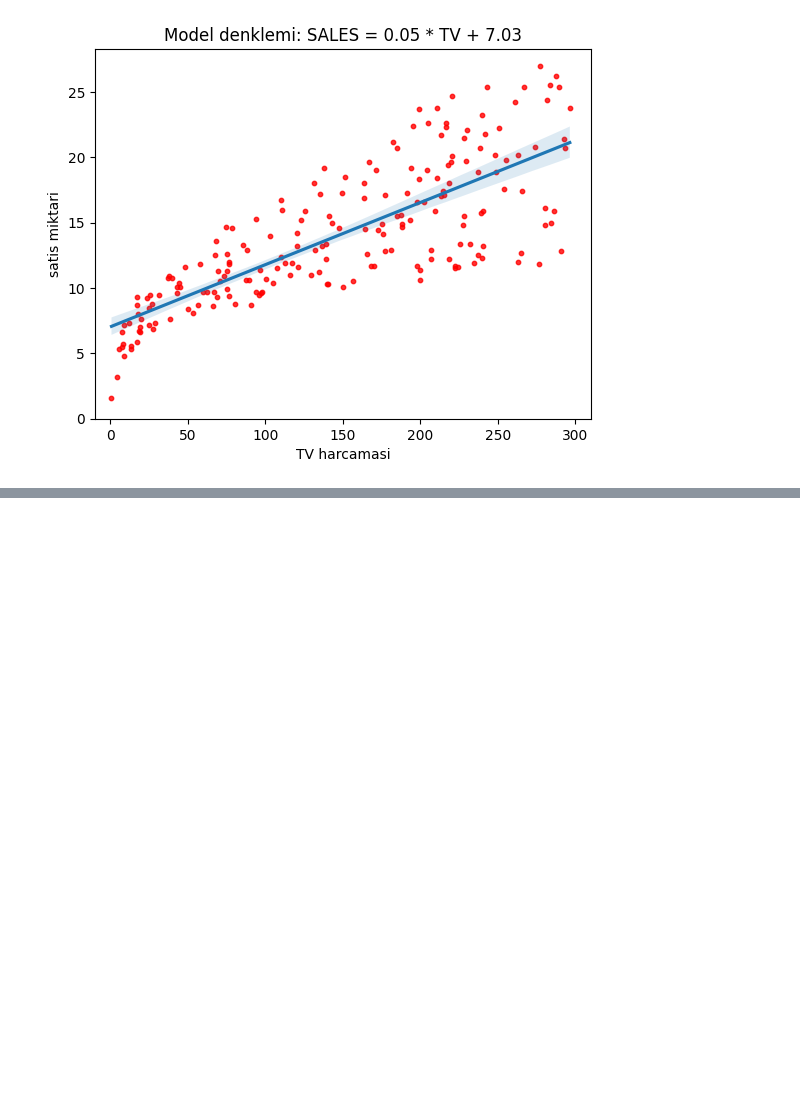
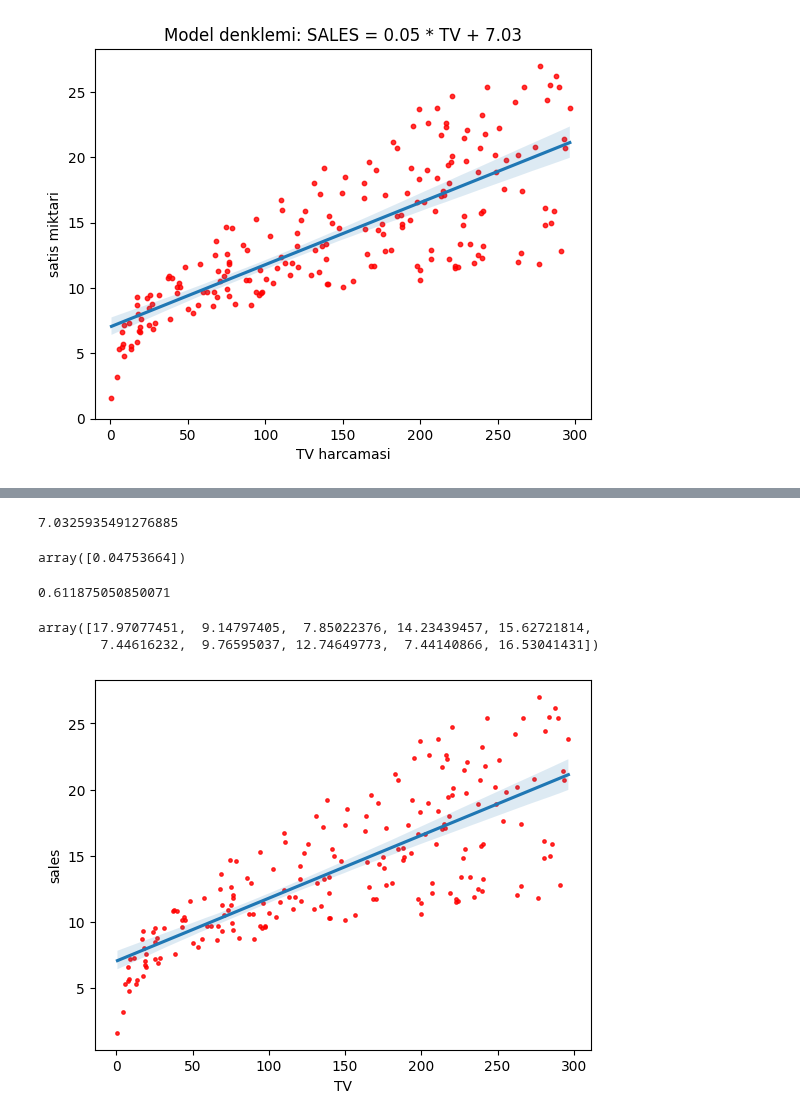
Before and after one commit to GokceSoylu/Machine_Learing, a Jupyter notebook: LineraRegression_andCousens/SimpleLinearRegression.ipynb, the cells around one changed output, grey strips where cells are left out. Cells and saved outputs as stored; diff of their text form; code cells hidden in the pictures; blank space fills up the shorter version.

```diff
--- a/LineraRegression_andCousens/SimpleLinearRegression.ipynb
+++ b/LineraRegression_andCousens/SimpleLinearRegression.ipynb
@@ -390,0 +420,27 @@ plt.ylim(0);
+# %%
+#a ve b değerlerini yani B0 ve B1 değerlerini alalım
+model.intercept_
+#bu B0 değeri
+# %% [output]
+7.0325935491276885
+# %%
+model.coef_
+#bu B1 değeri
+#aslında tüm B değerlerini yani x'in tğm katsayılarını yazdırıda bu lenear modelde sadece bir tane var
+# %% [output]
+array([0.04753664])
+# %%
+model.score(X,Y)
+#bu score diyerek r-square değerini yazdırırız
+# %% [output]
+0.611875050850071
+# %%
+#tahmin edilen değerlere erişmelk için
+model.predict(X)[:10]
+# %% [output]
+array([17.97077451,  9.14797405,  7.85022376, 14.23439457, 15.62721814,
+        7.44616232,  9.76595037, 12.74649773,  7.44140866, 16.53041431])
+# %%
+i=sns.regplot(x="TV",y="sales",data=df,scatter_kws={"color":"r","s":6})
+# %% [output]
+[figure, added]
```
Also changed, not shown: parts of 4 cells of this notebook.
